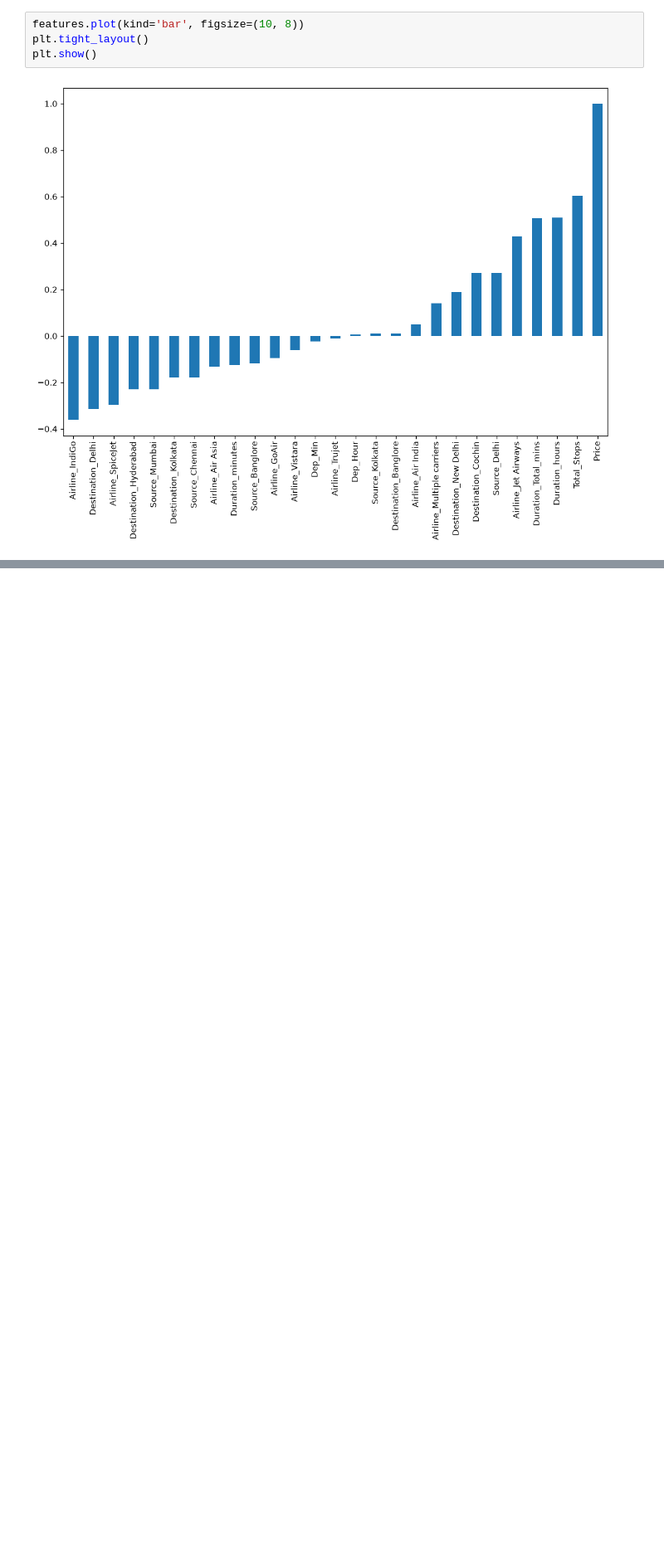
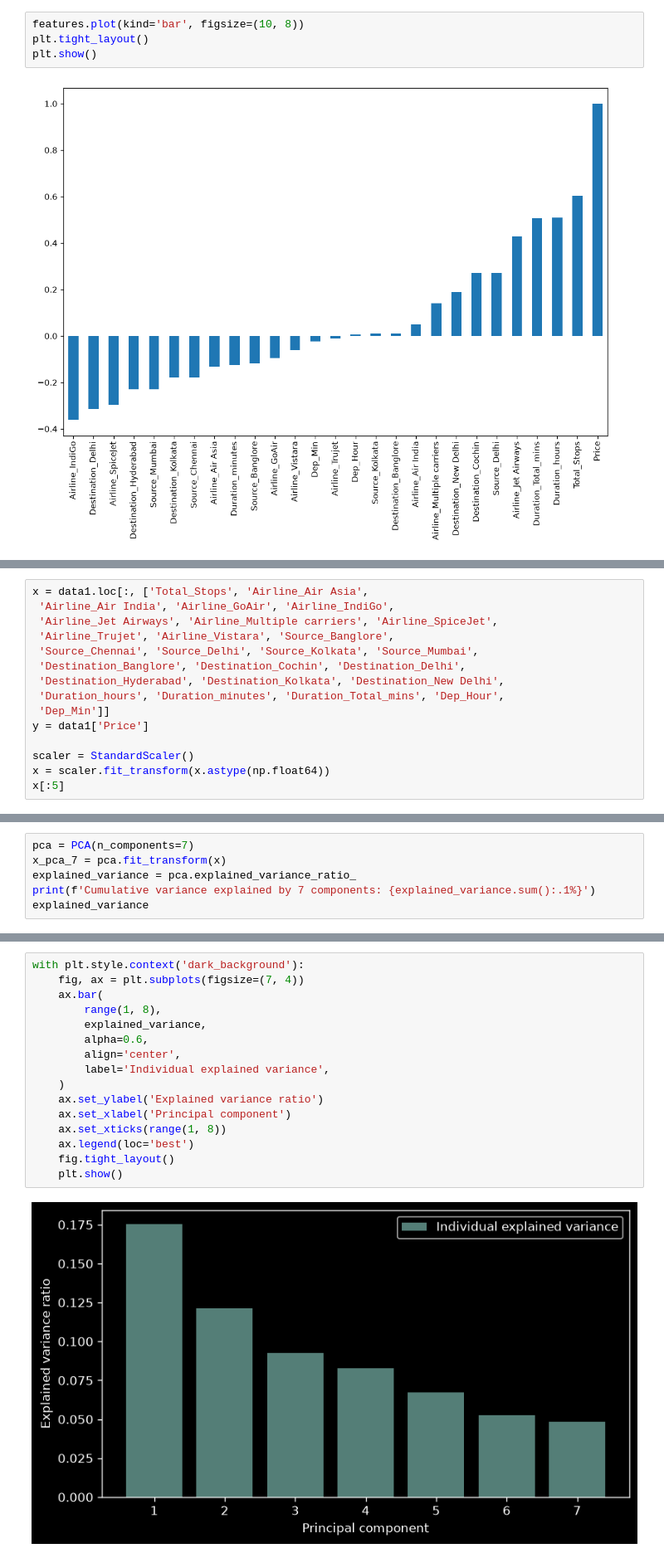
Before and after one commit to kamleshpaliwal/ml-journey, a Jupyter notebook: projects/airline-feature-engineering/notebooks/feature_engineering.ipynb, the cells around one changed output, grey strips where cells are left out. Shown at 83% size. Saved outputs shown, nothing was run; the diff lists cells and outputs as text; blank space fills up the shorter version.

Commit message:
Add PCA section to airline feature engineering notebook
Add feature extraction with PCA, refine observation text in earlier
sections, and update the project README progress notes.

```diff
--- a/projects/airline-feature-engineering/notebooks/feature_engineering.ipynb
+++ b/projects/airline-feature-engineering/notebooks/feature_engineering.ipynb
@@ -667,0 +678,15 @@ plt.show()
+# %%
+x = data1.loc[:, ['Total_Stops', 'Airline_Air Asia',
+ 'Airline_Air India', 'Airline_GoAir', 'Airline_IndiGo',
+ 'Airline_Jet Airways', 'Airline_Multiple carriers', 'Airline_SpiceJet',
+ 'Airline_Trujet', 'Airline_Vistara', 'Source_Banglore',
+ 'Source_Chennai', 'Source_Delhi', 'Source_Kolkata', 'Source_Mumbai',
+ 'Destination_Banglore', 'Destination_Cochin', 'Destination_Delhi',
+ 'Destination_Hyderabad', 'Destination_Kolkata', 'Destination_New Delhi',
+ 'Duration_hours', 'Duration_minutes', 'Duration_Total_mins', 'Dep_Hour',
+ 'Dep_Min']]
+y = data1['Price']
+
+scaler = StandardScaler()
+x = scaler.fit_transform(x.astype(np.float64))
+x[:5]
@@ -667,0 +733,6 @@ plt.show()
+# %%
+pca = PCA(n_components=7)
+x_pca_7 = pca.fit_transform(x)
+explained_variance = pca.explained_variance_ratio_
+print(f'Cumulative variance explained by 7 components: {explained_variance.sum():.1%}')
+explained_variance
@@ -667,0 +748,18 @@ plt.show()
+# %%
+with plt.style.context('dark_background'):
+    fig, ax = plt.subplots(figsize=(7, 4))
+    ax.bar(
+        range(1, 8),
+        explained_variance,
+        alpha=0.6,
+        align='center',
+        label='Individual explained variance',
+    )
+    ax.set_ylabel('Explained variance ratio')
+    ax.set_xlabel('Principal component')
+    ax.set_xticks(range(1, 8))
+    ax.legend(loc='best')
+    fig.tight_layout()
+    plt.show()
+# %% [output]
+[figure, added]
```
Also changed, not shown: parts of 78 cells of this notebook, 1 other file.
